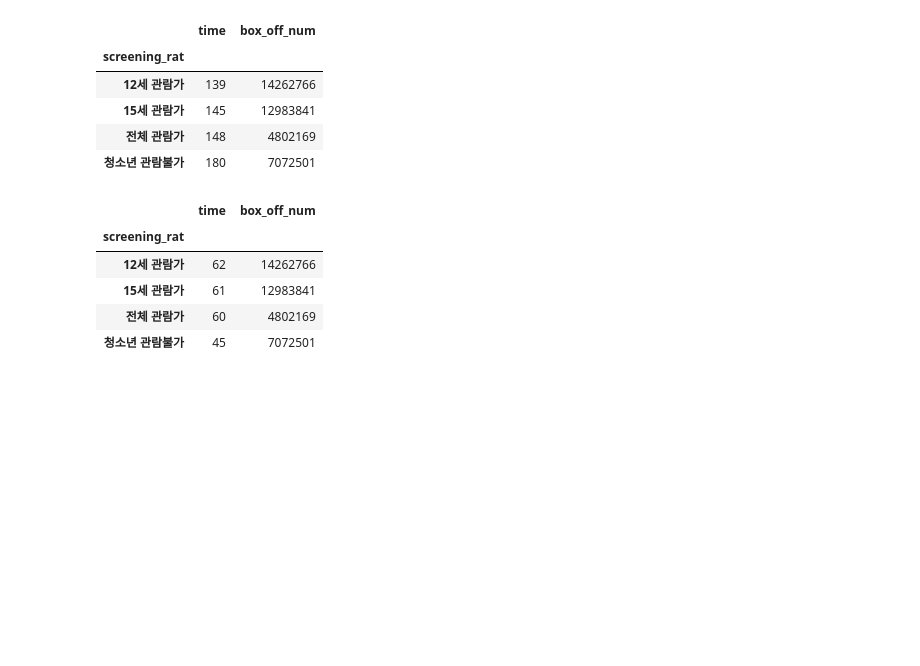
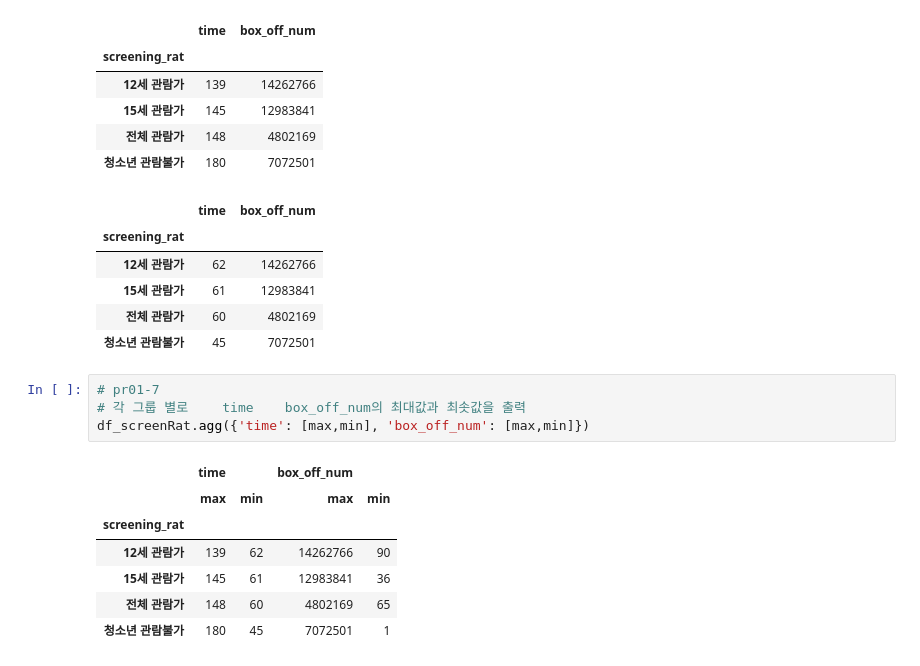
Before and after one commit to LeeJeaHyuk/Jupyter_Practice, a Jupyter notebook: npPd2210/npPrac01.ipynb, the cells around one changed output. Saved outputs shown, nothing was run; the diff lists cells and outputs as text; blank space fills up the shorter version.

```diff
--- a/npPd2210/npPrac01.ipynb
+++ b/npPd2210/npPrac01.ipynb
@@ -256,3 +256,15 @@ df_screenRat.agg({'time': min, 'box_off_num': max}) #각각 다르게 지정할
 | 15세 관람가 | 61 | 12983841 |
 | 전체 관람가 | 60 | 4802169 |
 | 청소년 관람불가 | 45 | 7072501 |
+# %%
+# pr01-7
+# 각 그룹 별로 	time	box_off_num의 최대값과 최솟값을 출력
+df_screenRat.agg({'time': [max,min], 'box_off_num': [max,min]})
+# %% [output]
+|  | time |  | box_off_num |  |
+|  | max | min | max | min |
+| screening_rat |  |  |  |  |
+| 12세 관람가 | 139 | 62 | 14262766 | 90 |
+| 15세 관람가 | 145 | 61 | 12983841 | 36 |
+| 전체 관람가 | 148 | 60 | 4802169 | 65 |
+| 청소년 관람불가 | 180 | 45 | 7072501 | 1 |
```
Also changed, not shown: parts of 1 cell of this notebook, 2 other files.
